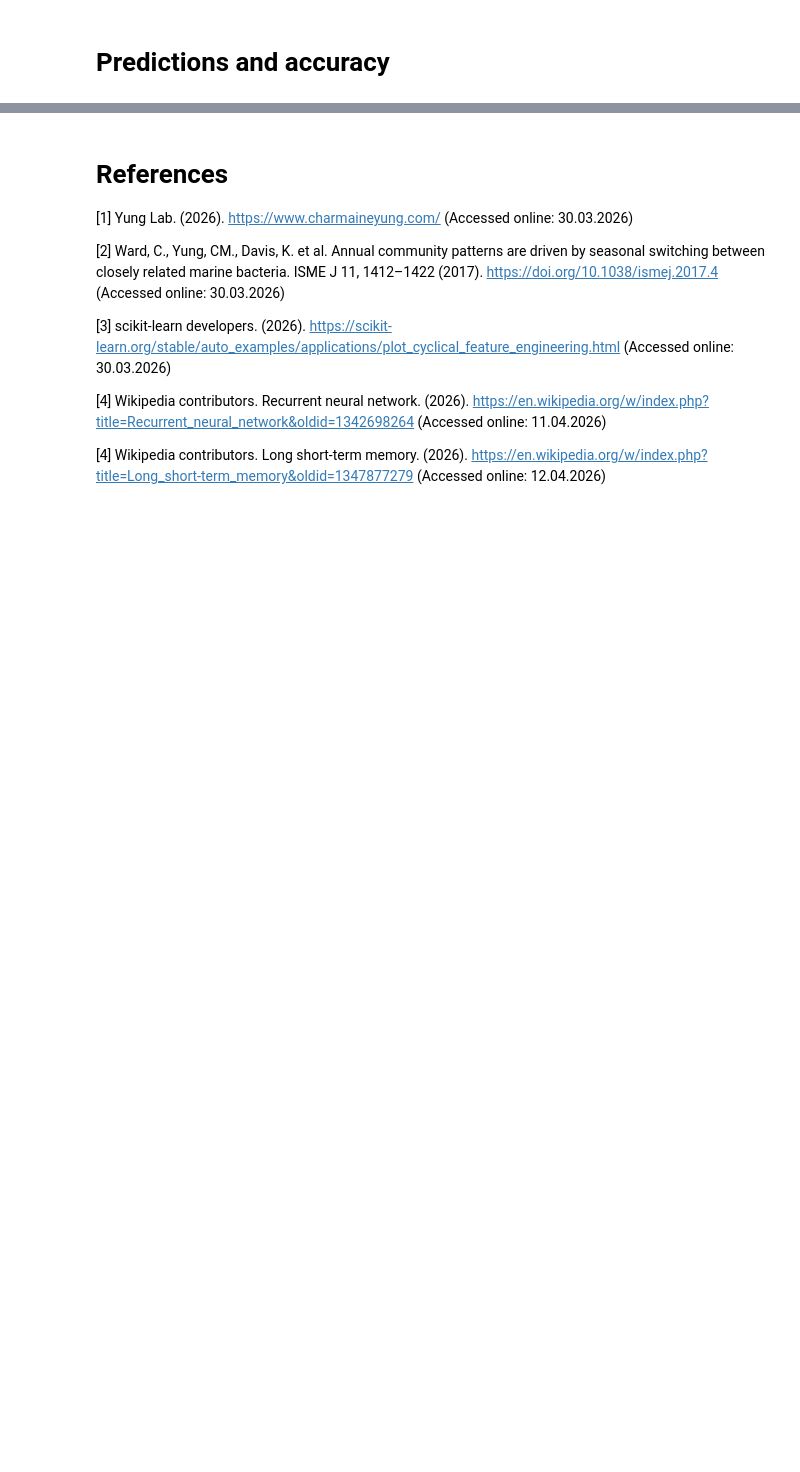
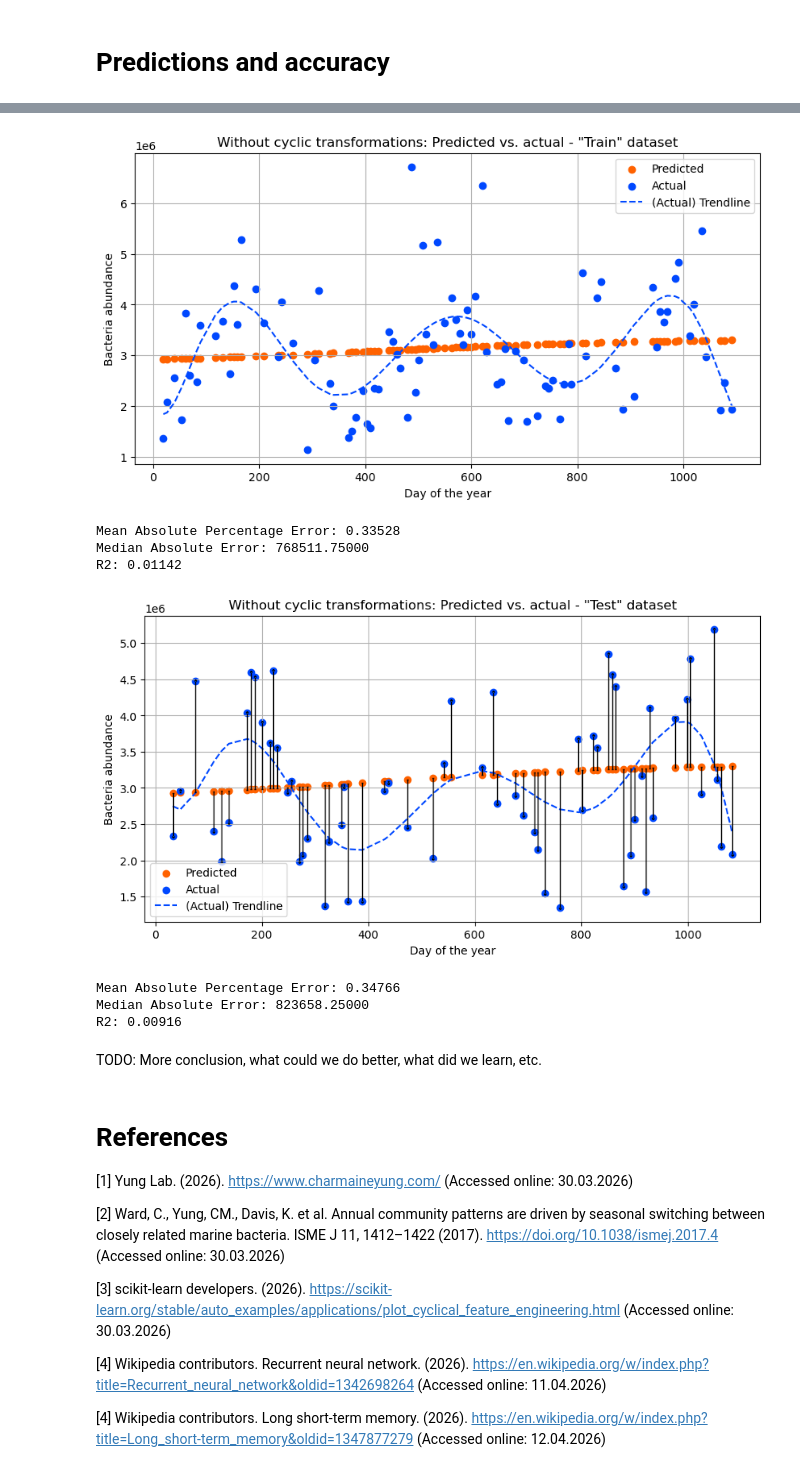
Before and after one commit to jonassterud/OCES5303_A2, a Jupyter notebook: ass2_oces5303_21335836.ipynb, the cells around one changed output, grey strips where cells are left out. Cells and saved outputs as stored; diff of their text form; code cells hidden in the pictures; blank space fills up the shorter version.

```diff
--- a/ass2_oces5303_21335836.ipynb
+++ b/ass2_oces5303_21335836.ipynb
@@ -645,3 +753,18 @@ for (name, X, y) in [("Train", X_train, y_train), ("Test", X_test, y_test)]:
+# %%
+visualize_predictions(model_linear, "Without cyclic transformations:")
+# %% [output]
+[figure, added]
+Mean Absolute Percentage Error: 0.33528
+Median Absolute Error: 768511.75000
+R2: 0.01142
+[figure, added]
+Mean Absolute Percentage Error: 0.34766
+Median Absolute Error: 823658.25000
+R2: 0.00916
+# %% [markdown]
+<p>
+TODO: More conclusion, what could we do better, what did we learn, etc.
+</p>
 # %% [markdown]
 <h1>References</h1>
 
```
Also changed, not shown: parts of 22 cells of this notebook.
